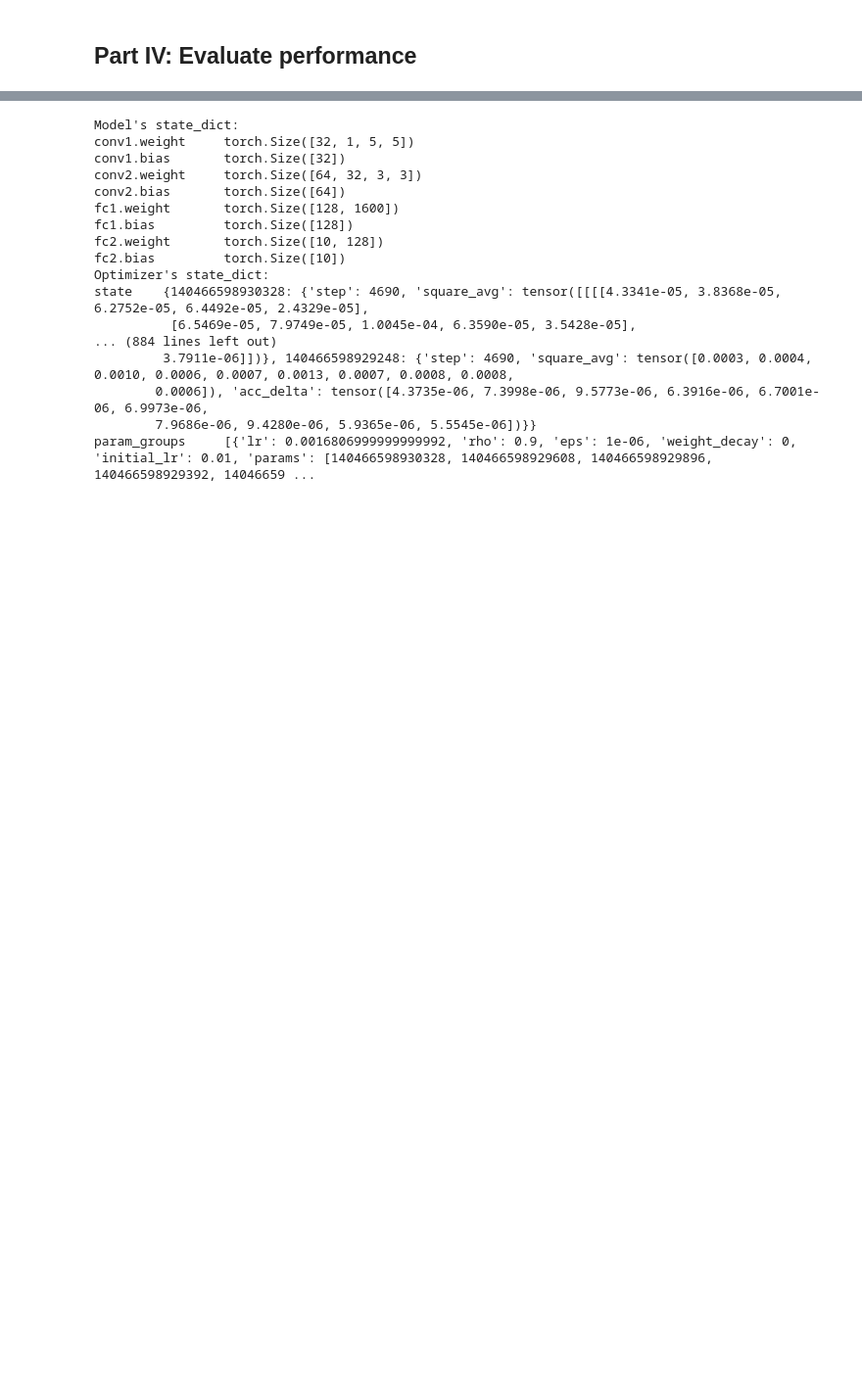
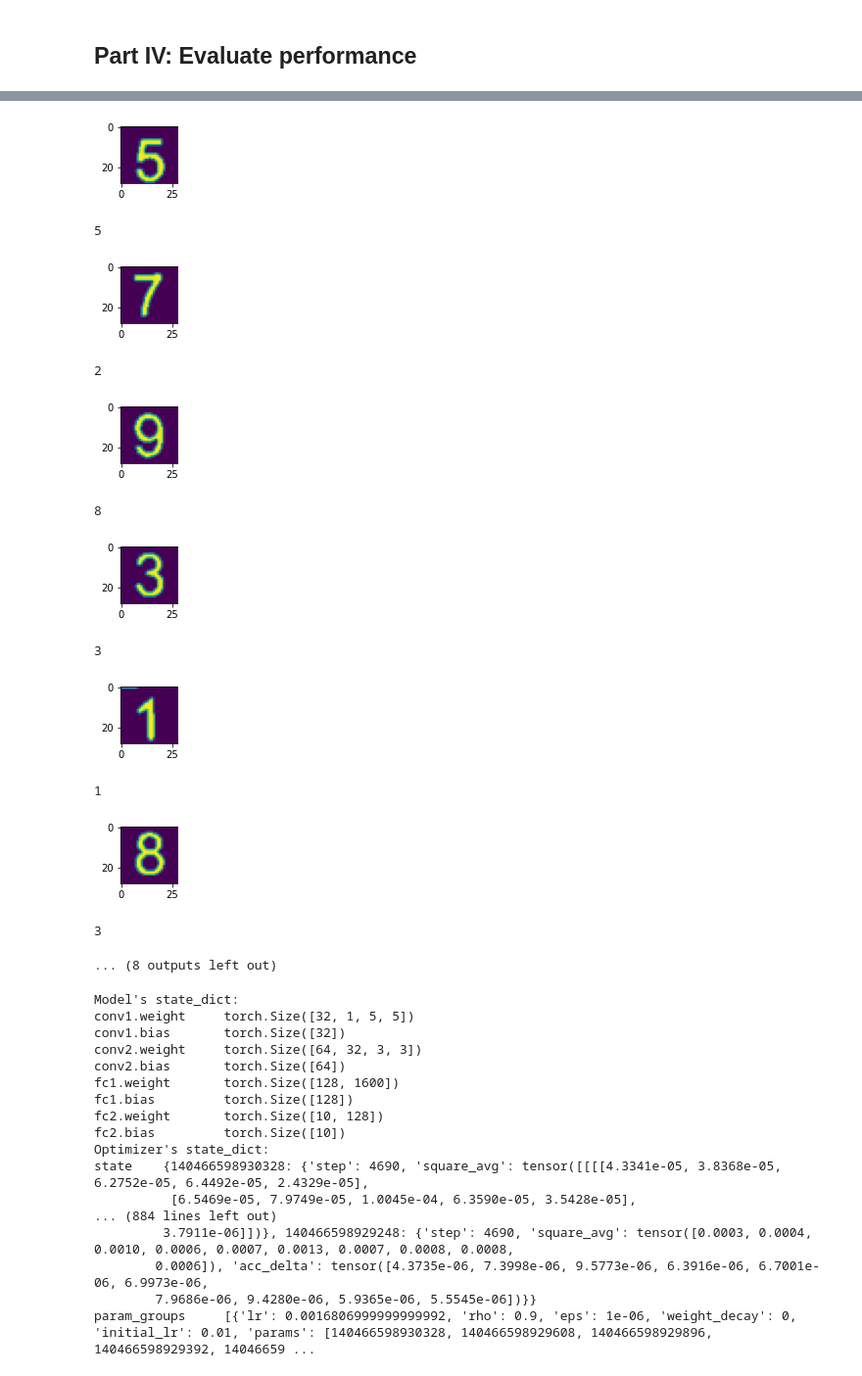
Before and after one commit to entire/sudoku-solver, a Jupyter notebook: digit_classifier/pytorch_digit_classifier.ipynb, the cells around one changed output, grey strips where cells are left out. Shown: that part at 98% size. Cells and saved outputs as stored; diff of their text form; code cells hidden in the pictures; blank space fills up the shorter version.

Commit message:
further pytorch experiments in jupyter notebook

```diff
--- a/digit_classifier/pytorch_digit_classifier.ipynb
+++ b/digit_classifier/pytorch_digit_classifier.ipynb
@@ -255,3 +250,43 @@ ImportError: /home/kosuke/miniconda3/envs/source_cv4_py36/bin/../lib/libfontconf
+# %%
+transform = transforms.Compose([
+    transforms.Resize((28, 28)),
+    transforms.Grayscale(num_output_channels=1),
+    transforms.ToTensor(),
+#     transforms.Normalize((0.1307,), (0.3081,))
+])
+
+model.eval()
+
+for i in range(10):
+    img = Image.open(f"/home/kosuke/Downloads/pytorch-example/test_data/1/test_cell{i+1}.jpg")
+    img_tensor = transform(img)
+    img_tensor_array = img_tensor.unsqueeze(0)
+#     img_tensor_array = img_tensor.unsqueeze(0)
+
+    plt.subplot(2,5, i+1)
+    plt.imshow(pil_image)
+
+    pil_image = transforms.ToPILImage(mode='L')(img_tensor)
+    with torch.no_grad():
+        data = Variable(img_tensor_array)
+    plt.imshow(pil_image)
+    plt.show()
+    out = model(data)
+    print(out.data.max(1, keepdim=True)[1].item())
+# %% [output]
+[figure, added]
+5
+[figure, added]
+2
+[figure, added]
+8
+[figure, added]
+3
+[figure, added]
+1
+[figure, added]
+3
+... (8 outputs left out)
 # %%
 # Print model's state_dict
 print("Model's state_dict:")
```
Also changed, not shown: parts of 12 cells of this notebook.
